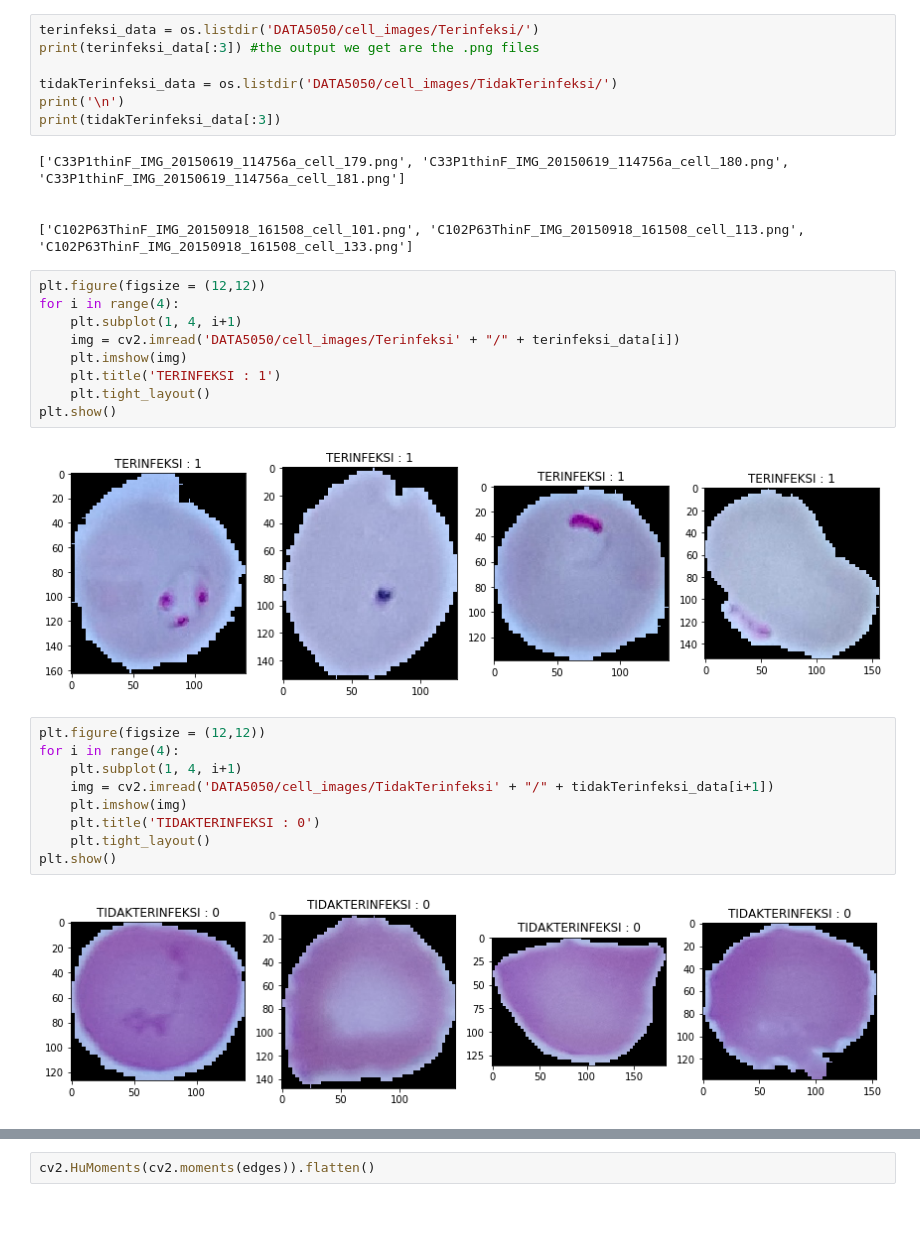
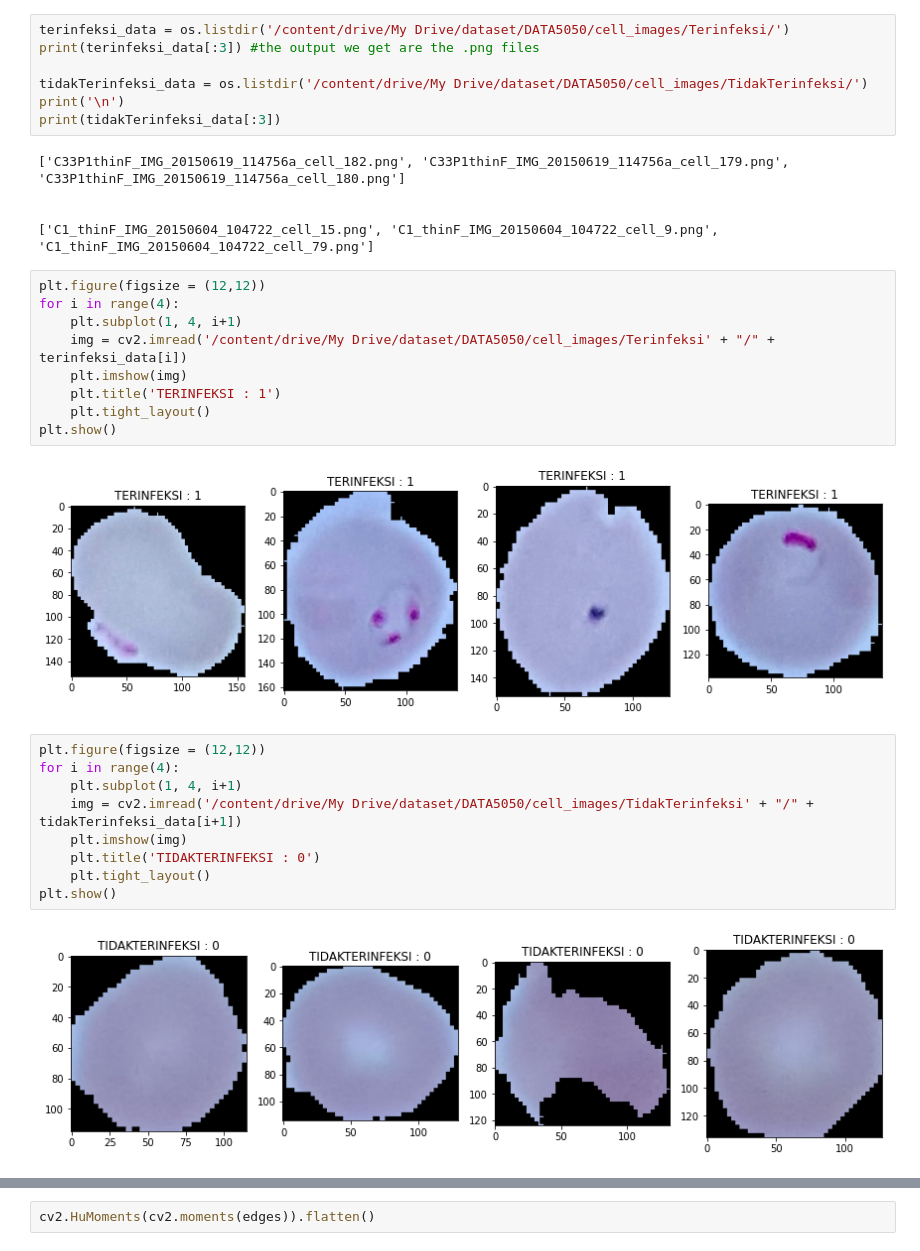
Before and after one commit to HuzainAzis/canny-humoment-knn, a Jupyter notebook: 5.PraFix.ipynb, the cells around one changed output, grey strips where cells are left out. Cells and saved outputs as stored; diff of their text form; blank space fills up the shorter version.

```diff
--- a/5.PraFix.ipynb
+++ b/5.PraFix.ipynb
@@ -22,37 +32,37 @@ Using TensorFlow backend.
 # %%
-terinfeksi_data = os.listdir('DATA5050/cell_images/Terinfeksi/')
+terinfeksi_data = os.listdir('/content/drive/My Drive/dataset/DATA5050/cell_images/Terinfeksi/')
 print(terinfeksi_data[:3]) #the output we get are the .png files
 
-tidakTerinfeksi_data = os.listdir('DATA5050/cell_images/TidakTerinfeksi/')
+tidakTerinfeksi_data = os.listdir('/content/drive/My Drive/dataset/DATA5050/cell_images/TidakTerinfeksi/')
 print('\n')
 print(tidakTerinfeksi_data[:3])
 # %% [output]
-['C33P1thinF_IMG_20150619_114756a_cell_179.png', 'C33P1thinF_IMG_20150619_114756a_cell_180.png', 'C33P1thinF_IMG_20150619_114756a_cell_181.png']
+['C33P1thinF_IMG_20150619_114756a_cell_182.png', 'C33P1thinF_IMG_20150619_114756a_cell_179.png', 'C33P1thinF_IMG_20150619_114756a_cell_180.png']
 
 
-['C102P63ThinF_IMG_20150918_161508_cell_101.png', 'C102P63ThinF_IMG_20150918_161508_cell_113.png', 'C102P63ThinF_IMG_20150918_161508_cell_133.png']
+['C1_thinF_IMG_20150604_104722_cell_15.png', 'C1_thinF_IMG_20150604_104722_cell_9.png', 'C1_thinF_IMG_20150604_104722_cell_79.png']
 # %%
 plt.figure(figsize = (12,12))
 for i in range(4):
     plt.subplot(1, 4, i+1)
-    img = cv2.imread('DATA5050/cell_images/Terinfeksi' + "/" + terinfeksi_data[i])
+    img = cv2.imread('/content/drive/My Drive/dataset/DATA5050/cell_images/Terinfeksi' + "/" + terinfeksi_data[i])
     plt.imshow(img)
     plt.title('TERINFEKSI : 1')
     plt.tight_layout()
 plt.show()
 # %% [output]
-[figure, old version]
+[figure, new version]
 # %%
 plt.figure(figsize = (12,12))
 for i in range(4):
     plt.subplot(1, 4, i+1)
-    img = cv2.imread('DATA5050/cell_images/TidakTerinfeksi' + "/" + tidakTerinfeksi_data[i+1])
+    img = cv2.imread('/content/drive/My Drive/dataset/DATA5050/cell_images/TidakTerinfeksi' + "/" + tidakTerinfeksi_data[i+1])
     plt.imshow(img)
     plt.title('TIDAKTERINFEKSI : 0')
     plt.tight_layout()
 plt.show()
 # %% [output]
-[figure, old version]
+[figure, new version]
 # %%
 data = []
 labels = []
```
Also changed, not shown: parts of 6 cells of this notebook.
